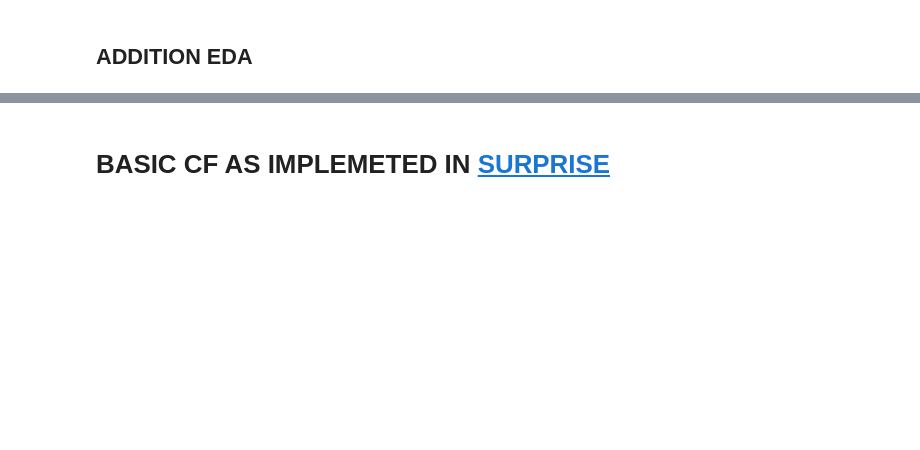
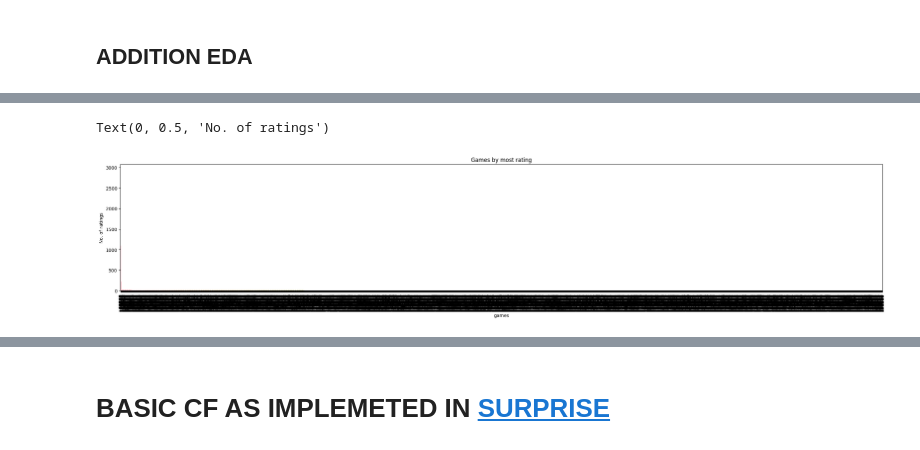
Before and after one commit to etm49/Master-Thesis, a Jupyter notebook: notebook/Basic CF.ipynb, the cells around one changed output, grey strips where cells are left out. Drawn from its saved outputs; the diff is of its cells as text; code cells hidden in the pictures; blank space fills up the shorter version.

```diff
--- a/notebook/Basic CF.ipynb
+++ b/notebook/Basic CF.ipynb
@@ -44,3 +102,14 @@ userRatings.BGGId.unique().shape[0]
+# %%
+plt.figure(figsize=(30, 5))
+highest_sport = userRatings['BGGId'].value_counts().index
+sns.countplot(data=userRatings, x='BGGId', order=highest_sport)
+plt.xticks(rotation=90)
+plt.title('Games by most rating')
+plt.xlabel('games')
+plt.ylabel('No. of ratings')
+# %% [output]
+Text(0, 0.5, 'No. of ratings')
+[figure, added]
 # %%
 def distplot(figRows,figCols,xSize, ySize, data, features, colors, kde=True, bins=None):
     f, axes = plt.subplots(figRows, figCols, figsize=(xSize, ySize))
```
Also changed, not shown: parts of 44 cells of this notebook, 6 other files.
